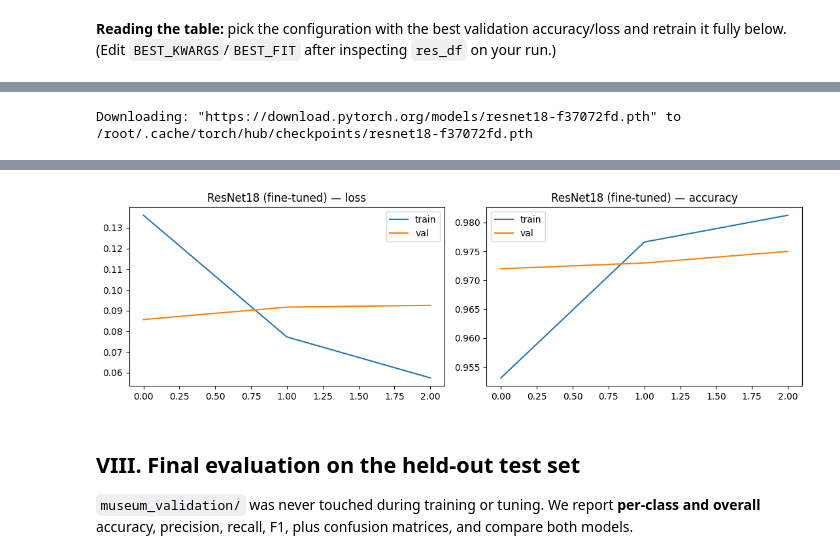
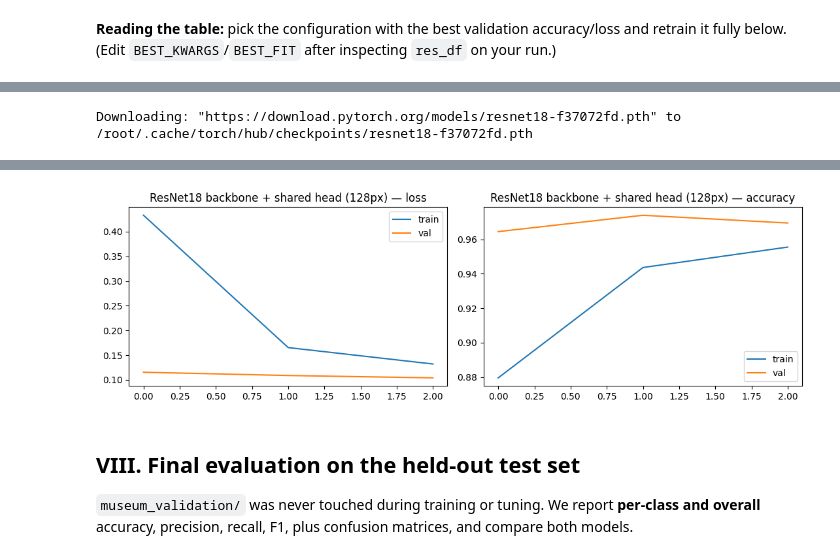
Before and after one commit to Stanzione/Applied-AI, a Jupyter notebook: museum_cnn_colab.ipynb, the cells around one changed output, grey strips where cells are left out. Cells and saved outputs as stored; diff of their text form; code cells hidden in the pictures.

```diff
--- a/museum_cnn_colab.ipynb
+++ b/museum_cnn_colab.ipynb
@@ -92,7 +92,7 @@ CFG = dict(
     epochs_search = 5,        # short runs for hyperparameter comparison
     patience      = 3,        # early-stopping patience (epochs without val-loss improvement)
     val_fraction  = 0.2,      # automated stratified split of training/
-    num_workers   = 2,
+    num_workers   = 0,
 )
 CLASS_NAMES = ["museum-indoor", "museum-outdoor"]
 # %% [markdown]
@@ -232,18 +230,22 @@ print("mean:", DATA_MEAN.round(3), "std:", DATA_STD.round(3))
 mean: [0.478 0.458 0.43 ] std: [0.255 0.253 0.276]
 # %%
 S = CFG["img_size"]
+# ImageNet normalization applied to BOTH pipelines (custom CNN and ResNet18): keeps the
+# comparison controlled (same input) AND gives ResNet the format it was pretrained on.
+# For the custom CNN (trained from scratch + BatchNorm) the choice is ~irrelevant.
+NORM_MEAN, NORM_STD = [0.485, 0.456, 0.406], [0.229, 0.224, 0.225]
 train_tf = transforms.Compose([
     transforms.RandomResizedCrop(S, scale=(0.7, 1.0)),
     transforms.RandomHorizontalFlip(),
     transforms.RandomRotation(10),
     transforms.ColorJitter(brightness=0.2, contrast=0.2, saturation=0.1),
     transforms.ToTensor(),
-    transforms.Normalize(DATA_MEAN, DATA_STD),
+    transforms.Normalize(NORM_MEAN, NORM_STD),
 ])
 eval_tf = transforms.Compose([
     transforms.Resize((S, S)),
     transforms.ToTensor(),
-    transforms.Normalize(DATA_MEAN, DATA_STD),
+    transforms.Normalize(NORM_MEAN, NORM_STD),
 ])
 
 # Two ImageFolder views of the same folder, different transforms
@@ -251,7 +253,7 @@ full_train_aug  = datasets.ImageFolder(TRAIN_DIR, transform=train_tf)
 full_train_eval = datasets.ImageFolder(TRAIN_DIR, transform=eval_tf)
 assert full_train_aug.classes == CLASS_NAMES, full_train_aug.classes
 
-# AUTOMATED stratified split (rubric: data selection randomly done)
+# AUTOMATED stratified split
 idx = np.arange(len(full_train_aug))
 train_idx, val_idx = train_test_split(
     idx, test_size=CFG["val_fraction"], stratify=full_train_aug.targets, random_state=SEED)
@@ -701,33 +709,52 @@ normalization → separate loaders.
 # %%
-IMAGENET_MEAN, IMAGENET_STD = [0.485, 0.456, 0.406], [0.229, 0.224, 0.225]
-R = CFG["resnet_size"]
-rn_train_tf = transforms.Compose([
-    transforms.RandomResizedCrop(R, scale=(0.7, 1.0)),
-    transforms.RandomHorizontalFlip(),
-    transforms.ToTensor(),
-    transforms.Normalize(IMAGENET_MEAN, IMAGENET_STD),
-])
-rn_eval_tf = transforms.Compose([
-    transforms.Resize((R, R)),
-    transforms.ToTensor(),
-    transforms.Normalize(IMAGENET_MEAN, IMAGENET_STD),
-])
+# ============================================================================
+# VII. ResNet18 (pretrained) as the EXTRACTOR + the SAME head as the custom CNN.
+# Differs from Pipeline A ONLY in the extractor. Uses the SAME 128px loaders
+# (input and normalization identical to the custom CNN). Pure PyTorch/torchvision.
+# ============================================================================
+FREEZE_BACKBONE = False   # False = fine-tune end-to-end (mirrors the custom CNN);
+                          # True  = frozen backbone, train only the head.
 
-rn_train = Subset(datasets.ImageFolder(TRAIN_DIR, transform=rn_train_tf), train_idx)
-rn_val   = Subset(datasets.ImageFolder(TRAIN_DIR, transform=rn_eval_tf),  val_idx)
-rn_test  = datasets.ImageFolder(HELDOUT_DIR, transform=rn_eval_tf)
-kw = dict(num_workers=CFG["num_workers"], pin_memory=True)
-rn_train_loader = DataLoader(rn_train, batch_size=32, shuffle=True,  **kw)
-rn_val_loader   = DataLoader(rn_val,   batch_size=32, shuffle=False, **kw)
-rn_test_loader  = DataLoader(rn_test,  batch_size=32, shuffle=False, **kw)
+class ResNetBackboneClassifier(nn.Module):
+    """ResNet18 (ImageNet) WITHOUT avgpool/fc as the extractor -> 512-channel map,
+    followed by the SAME make_classifier head used by the custom CNN."""
 
-resnet = models.resnet18(weights=models.ResNet18_Weights.IMAGENET1K_V1)
-resnet.fc = nn.Linear(resnet.fc.in_features, len(CLASS_NAMES))
+    def __init__(self, n_classes=2, dropout=0.5, freeze_backbone=False, pretrained=True):
+        super().__init__()
+        weights = models.ResNet18_Weights.IMAGENET1K_V1 if pretrained else None
+        backbone = models.resnet18(weights=weights)
+        # keep conv1..layer4 (drop avgpool + fc) -> output 512 x H x W
+        self.features = nn.Sequential(*list(backbone.children())[:-2])
+        if freeze_backbone:
+            for prm in self.features.parameters():
+                prm.requires_grad = False
+        # SAME head as the custom CNN (in_ch=512). Only the head gets He init;
+        # the backbone KEEPS its pretrained ImageNet weights.
+        self.classifier = make_classifier(512, n_classes=n_classes, dropout=dropout)
+        self.classifier.apply(he_init)
 
-resnet, hist_rn = fit(resnet, rn_train_loader, rn_val_loader,
-                      epochs=3, lr=1e-4, patience=2, tag="resnet18")
-plot_history(hist_rn, "ResNet18 (fine-tuned)")
-torch.save({"state_dict": resnet.state_dict(), "classes": CLASS_NAMES},
+    def forward(self, x):
+        return self.classifier(self.features(x))
+
+
+def build_resnet_classifier(freeze_backbone=FREEZE_BACKBONE):
+    torch.manual_seed(SEED)
+    return ResNetBackboneClassifier(n_classes=len(CLASS_NAMES),
+                                    freeze_backbone=freeze_backbone)
+
+torch.manual_seed(SEED)
+resnet = build_resnet_classifier(FREEZE_BACKBONE)
+n_train = sum(p.numel() for p in resnet.parameters() if p.requires_grad)
+print(f"ResNet18 backbone + shared head | freeze_backbone={FREEZE_BACKBONE}")
+print(f"  trainable parameters: {n_train:,}")
+
+# Train on the SAME 128px loaders as the custom CNN (identical input/normalization).
+resnet, hist_rn = fit(resnet, train_loader, val_loader,
+                      epochs=3, lr=1e-4, patience=2, tag="resnet18_shared")
+plot_history(hist_rn, "ResNet18 backbone + shared head (128px)")
+torch.save({"state_dict": resnet.state_dict(), "classes": CLASS_NAMES,
+            "arch": "resnet18_backbone+make_classifier", "in_ch": 512,
+            "freeze_backbone": FREEZE_BACKBONE},
            MODEL_DIR / "museum_resnet18.pt")
 # %% [output]
 Downloading: "https://download.pytorch.org/models/resnet18-f37072fd.pth" to /root/.cache/torch/hub/checkpoints/resnet18-f37072fd.pth
@@ -735,4 +764,4 @@ Downloading: "https://download.pytorch.org/models/resnet18-f37072fd.pth" to /roo
-[figure, old version]
+[figure, new version]
 # %% [markdown]
 ## VIII. Final evaluation on the held-out test set
 
```
Also changed, not shown: parts of 19 cells of this notebook.
